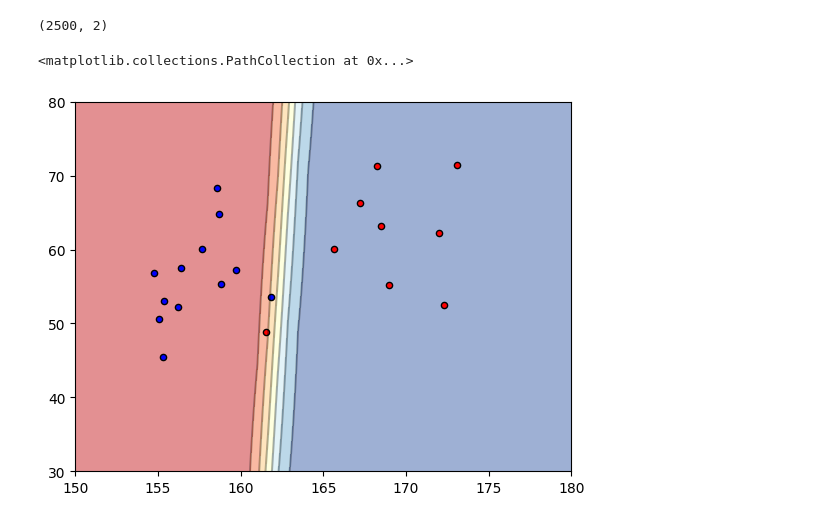
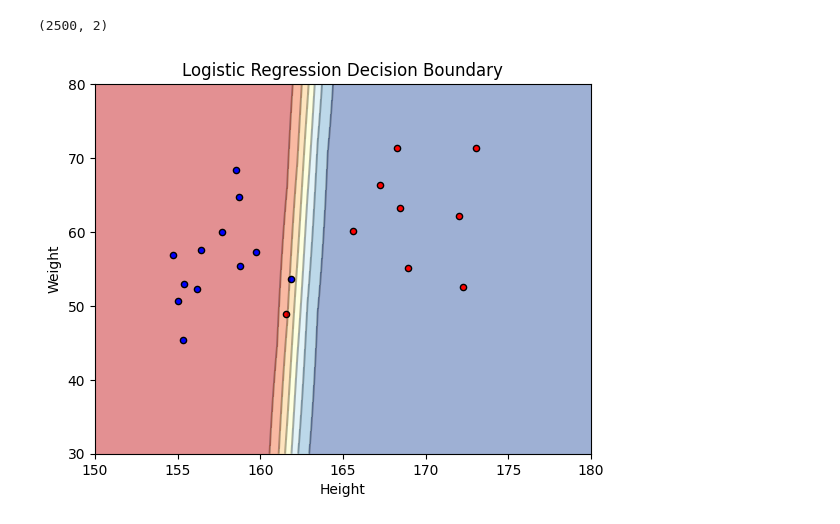
Before and after one commit to AjMing/Pattern-EGCI463, a Jupyter notebook: Week4-5/Weight_Height_logistic_Examples.ipynb, the cells around one changed output. Saved outputs shown, nothing was run; the diff lists cells and outputs as text; code cells hidden in the pictures.

```diff
--- a/Week4-5/Weight_Height_logistic_Examples.ipynb
+++ b/Week4-5/Weight_Height_logistic_Examples.ipynb
@@ -170,13 +170,16 @@ z = z[:,0].reshape(xx.shape)
 # %%
 from matplotlib import pyplot as plt
 ax = plt.gca()
 ax.set_xlim(x_min, x_max)
 ax.set_ylim(y_min, y_max)
 c = ax.contourf(xx, yy, z, cmap='RdYlBu', alpha=0.5)
 c1 = ax.contour(xx, yy, z, colors='black', alpha=0.30)
 
 plt.scatter(X_test[y_test=='M'].iloc[:,0], X_test[y_test=='M'].iloc[:,1], c='r',  edgecolor='k', s=20)
 plt.scatter(X_test[y_test=='W'].iloc[:,0], X_test[y_test=='W'].iloc[:,1], c='b',  edgecolor='k', s=20)
+ax.set_xlabel('Height')
+ax.set_ylabel('Weight')
+ax.set_title('Logistic Regression Decision Boundary')
+plt.show()
 # %% [output]
-<matplotlib.collections.PathCollection at 0x...>
-[figure, old version]
+[figure, new version]
```
Also changed, not shown: parts of 3 cells of this notebook.
